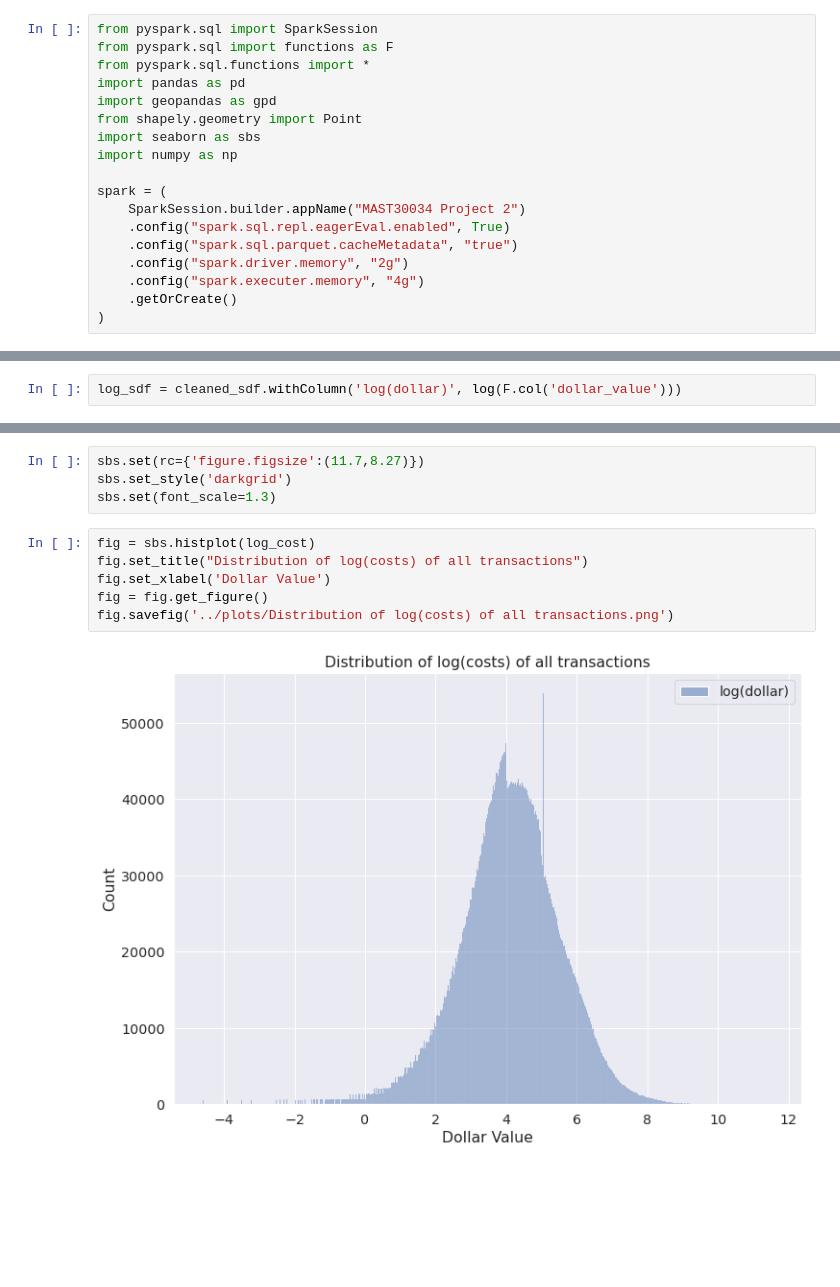
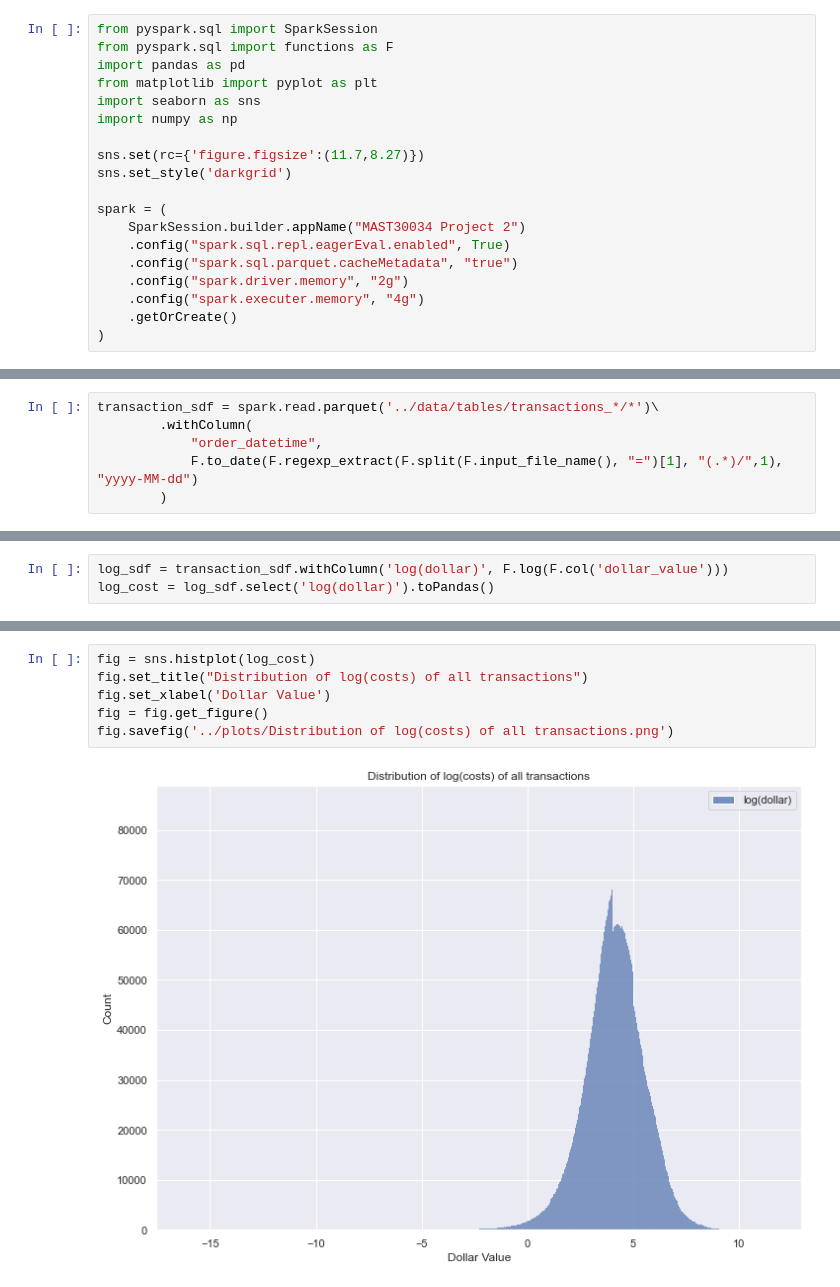
Before and after one commit to MAST30034-Applied-Data-Science/generic-buy-now-pay-later-project-group-14, a Jupyter notebook: notebooks/transaction preliminary.ipynb, the cells around one changed output, grey strips where cells are left out. Cells and saved outputs as stored; diff of their text form; blank space fills up the shorter version.

```diff
--- a/notebooks/transaction preliminary.ipynb
+++ b/notebooks/transaction preliminary.ipynb
@@ -1,12 +1,13 @@
 # %%
 from pyspark.sql import SparkSession
 from pyspark.sql import functions as F
-from pyspark.sql.functions import *
 import pandas as pd
-import geopandas as gpd
-from shapely.geometry import Point
-import seaborn as sbs
+from matplotlib import pyplot as plt
+import seaborn as sns
 import numpy as np
+
+sns.set(rc={'figure.figsize':(11.7,8.27)})
+sns.set_style('darkgrid')
 
 spark = (
     SparkSession.builder.appName("MAST30034 Project 2")
@@ -42,0 +20,6 @@ cleaned_sdf = cleaned_sdf.where(F.col('dollar_value') > 0)
+# %%
+transaction_sdf = spark.read.parquet('../data/tables/transactions_*/*')\
+        .withColumn(
+            "order_datetime",
+            F.to_date(F.regexp_extract(F.split(F.input_file_name(), "=")[1], "(.*)/",1), "yyyy-MM-dd")
+        )
@@ -43,2 +50,3 @@ cleaned_sdf = cleaned_sdf.where(F.col('dollar_value') > 0)
 # %%
-log_sdf = cleaned_sdf.withColumn('log(dollar)', log(F.col('dollar_value')))
+log_sdf = transaction_sdf.withColumn('log(dollar)', F.log(F.col('dollar_value')))
+log_cost = log_sdf.select('log(dollar)').toPandas()
@@ -101,12 +53,8 @@ log_cost = log_sdf.select('log(dollar)').toPandas()
-# %%
-sbs.set(rc={'figure.figsize':(11.7,8.27)})
-sbs.set_style('darkgrid')
-sbs.set(font_scale=1.3)
 # %%
-fig = sbs.histplot(log_cost)
+fig = sns.histplot(log_cost)
 fig.set_title("Distribution of log(costs) of all transactions")
 fig.set_xlabel('Dollar Value')
 fig = fig.get_figure()
 fig.savefig('../plots/Distribution of log(costs) of all transactions.png')
 # %% [output]
-[figure, old version]
+[figure, new version]
```
Also changed, not shown: parts of 43 cells of this notebook, 15 other files.
